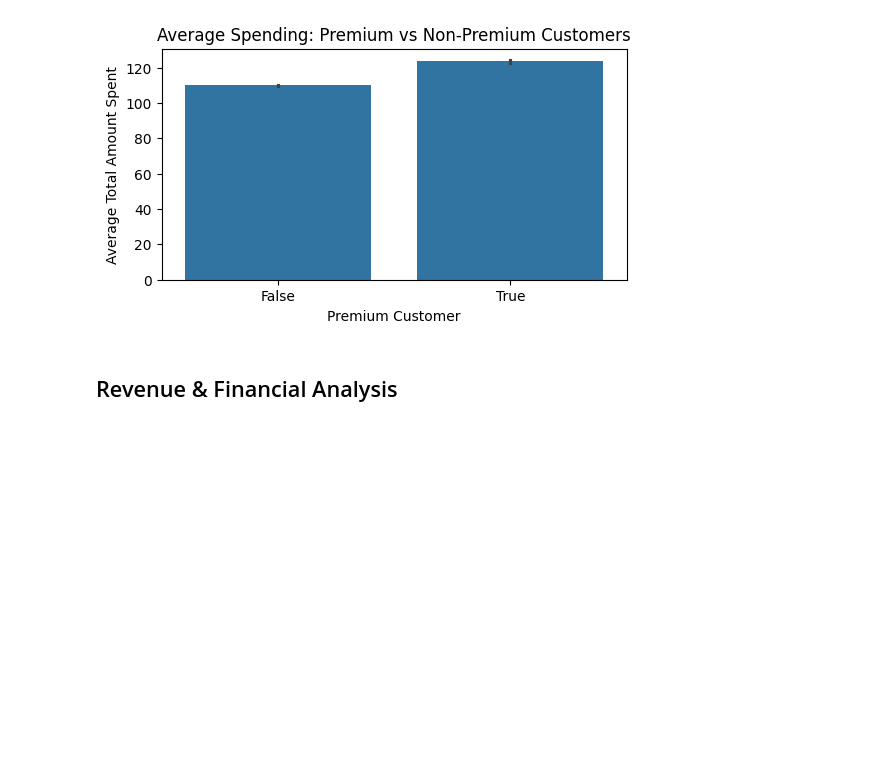
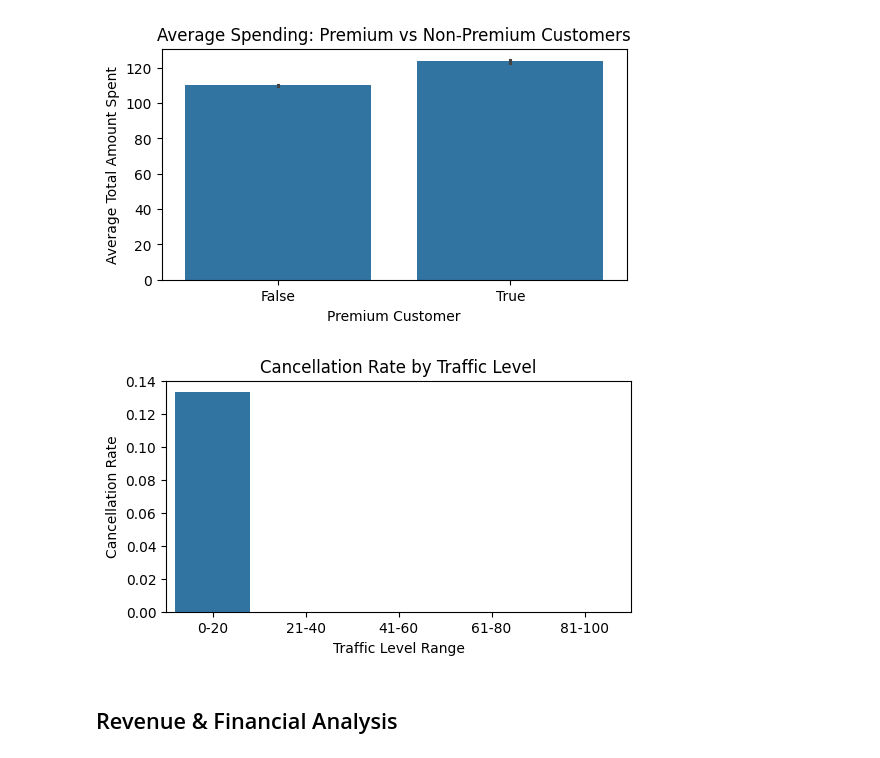
Before and after one commit to soufianboukir/food-delivery-analytics, a Jupyter notebook: notebooks/02_exploratory_data_analysis.ipynb, the cells around one changed output. Saved outputs shown, nothing was run; the diff lists cells and outputs as text; code cells hidden in the pictures; blank space fills up the shorter version.

```diff
--- a/notebooks/02_exploratory_data_analysis.ipynb
+++ b/notebooks/02_exploratory_data_analysis.ipynb
@@ -267,6 +277,38 @@ plt.ylabel('Average Total Amount Spent')
 plt.show()
 # %% [output]
 [figure]
+# %%
+# create traffic level intervals
+df['traffic_range'] = pd.cut(
+    df['traffic_level_score'],
+    bins=[0, 20, 40, 60, 80, 100],
+    labels=['0-20', '21-40', '41-60', '61-80', '81-100'],
+    include_lowest=True
+)
+
+# average cancellation rate by traffic range
+cancel_rate = (
+    df.groupby('traffic_range', observed=True)['cancellation_flag']
+    .mean()
+    .reset_index()
+)
+
+# plot
+plt.figure(figsize=(6, 3))
+
+sns.barplot(
+    x='traffic_range',
+    y='cancellation_flag',
+    data=cancel_rate
+)
+
+plt.title('Cancellation Rate by Traffic Level')
+plt.xlabel('Traffic Level Range')
+plt.ylabel('Cancellation Rate')
+
+plt.show()
+# %% [output]
+[figure, added]
 # %% [markdown]
 ## Revenue & Financial Analysis
 # %%
```
Also changed, not shown: parts of 5 cells of this notebook.
